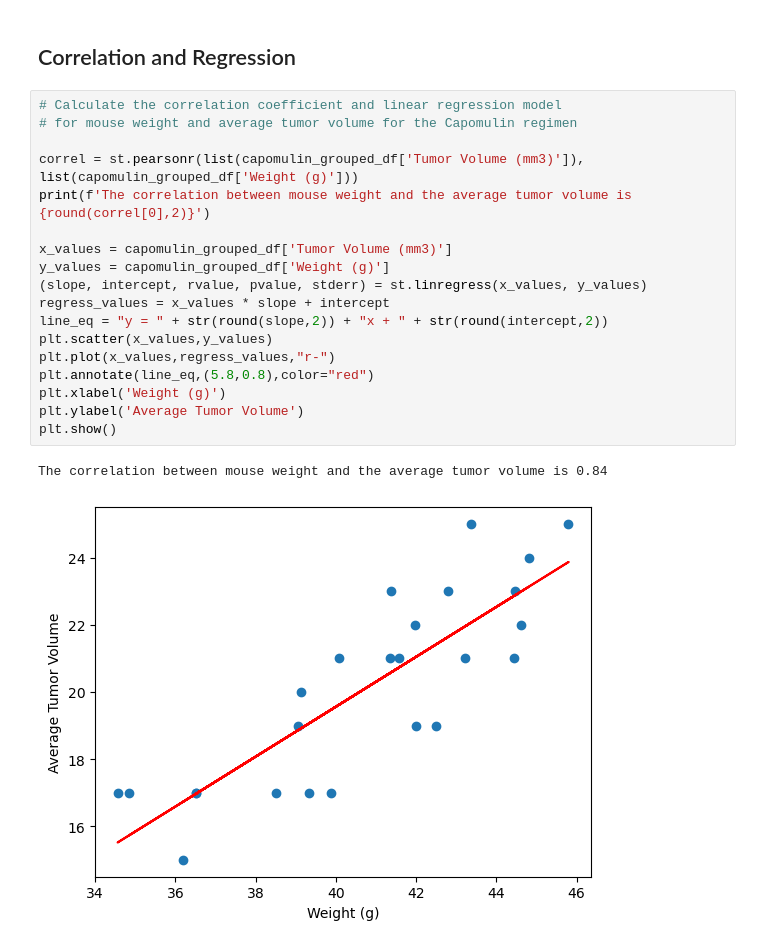
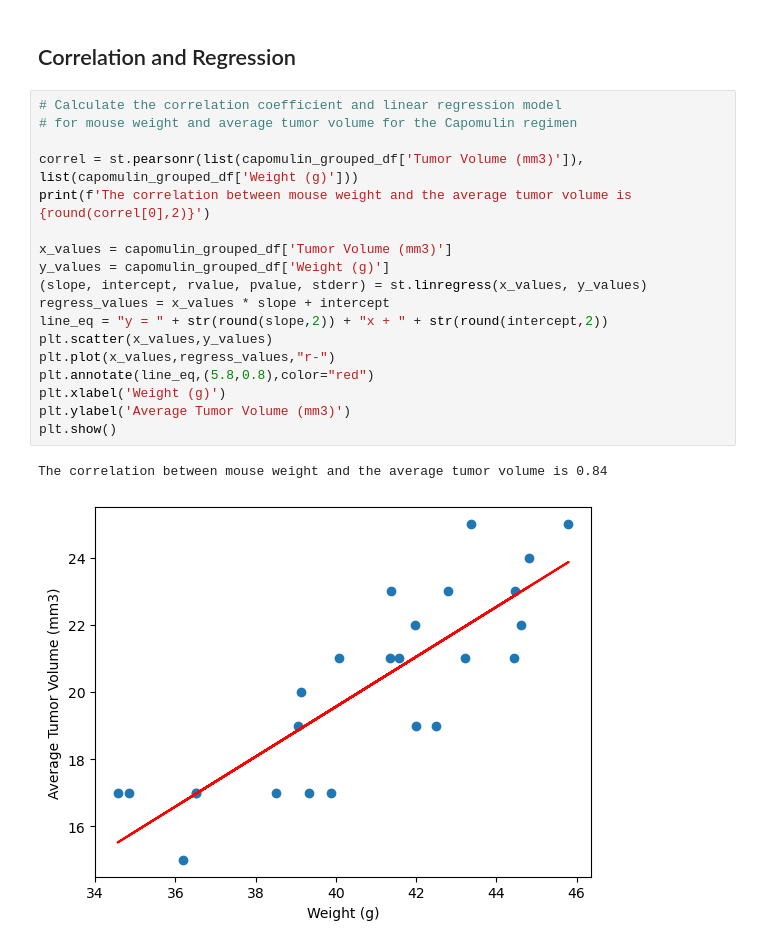
Before and after one commit to ashumskyy/matplotlib-challenge, a Jupyter notebook: Pymaceuticals/main.ipynb, the cells around one changed output. Saved outputs shown, nothing was run; the diff lists cells and outputs as text.

```diff
--- a/Pymaceuticals/main.ipynb
+++ b/Pymaceuticals/main.ipynb
@@ -368,21 +368,21 @@ Text(0, 0.5, 'Average Tumor Volume')
 # %%
 # Calculate the correlation coefficient and linear regression model
 # for mouse weight and average tumor volume for the Capomulin regimen
 
 correl = st.pearsonr(list(capomulin_grouped_df['Tumor Volume (mm3)']), list(capomulin_grouped_df['Weight (g)']))
 print(f'The correlation between mouse weight and the average tumor volume is {round(correl[0],2)}')
 
 x_values = capomulin_grouped_df['Tumor Volume (mm3)']
 y_values = capomulin_grouped_df['Weight (g)']
 (slope, intercept, rvalue, pvalue, stderr) = st.linregress(x_values, y_values)
 regress_values = x_values * slope + intercept
 line_eq = "y = " + str(round(slope,2)) + "x + " + str(round(intercept,2))
 plt.scatter(x_values,y_values)
 plt.plot(x_values,regress_values,"r-")
 plt.annotate(line_eq,(5.8,0.8),color="red")
 plt.xlabel('Weight (g)')
-plt.ylabel('Average Tumor Volume')
+plt.ylabel('Average Tumor Volume (mm3)')
 plt.show()
 # %% [output]
 The correlation between mouse weight and the average tumor volume is 0.84
-[figure, old version]
+[figure, new version]
```
